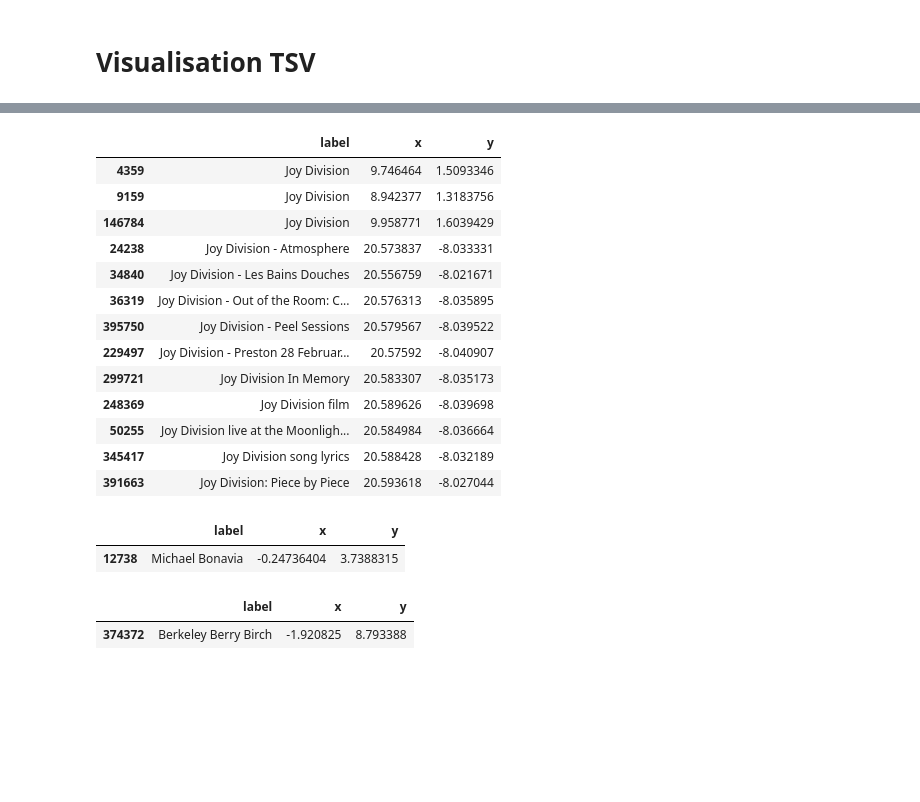
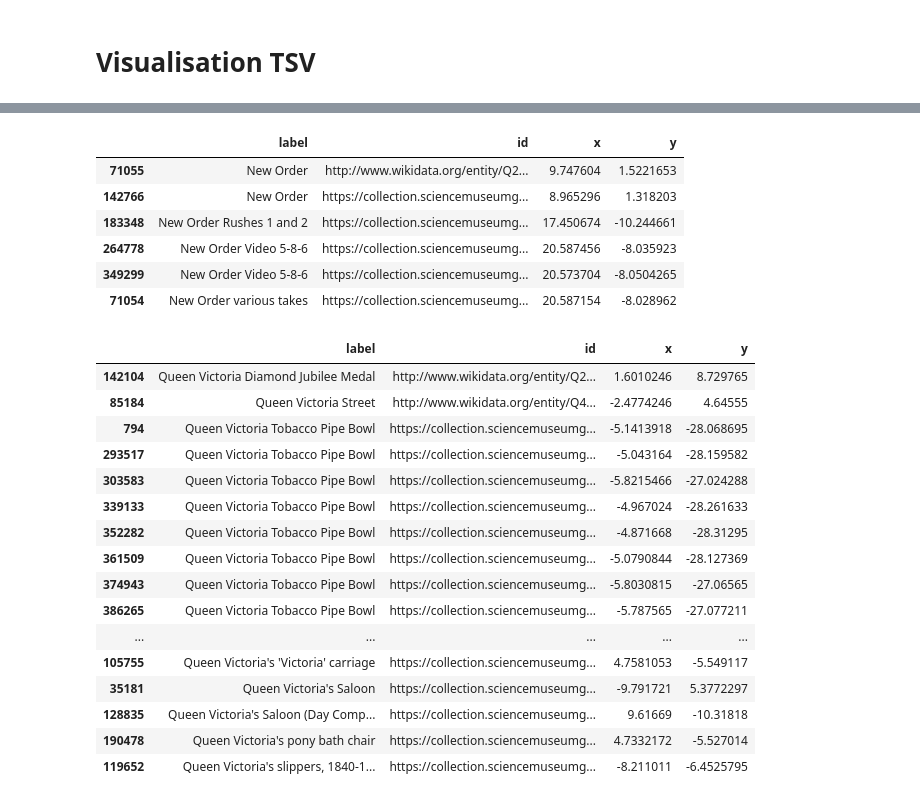
Before and after one commit to CogappLabs/link-race, a Jupyter notebook: tsv-explore.ipynb, the cells around one changed output, grey strips where cells are left out. Saved outputs shown, nothing was run; the diff lists cells and outputs as text; code cells hidden in the pictures; blank space fills up the shorter version.

```diff
--- a/tsv-explore.ipynb
+++ b/tsv-explore.ipynb
@@ -17,32 +17,39 @@ df.head()
 | 3 | 4 | https://collection.sciencemuseumg... | 2.950962 | 4.0176353 | Organisation | -1 | Organisation | ... |
 | 4 | 5 | https://collection.sciencemuseumg... | 0.13740158 | -3.9452362 | Object | 142 | Category - Water Transport | ... |
 # %%
-def get_coords(df, label):
-    return df[df['label'].str.lower().str.startswith(label, na=False)][['label', 'x', 'y']].sort_values(by=['label'])
+def get_coords(df, label, sort=False):
+    out = df[df['label'].str.lower().str.startswith(label, na=False)][['label', 'id', 'x', 'y']]
+    if sort:
+        return out.sort_values(by=['label'])
+    else:
+        return out
-# %%
-get_coords(df, 'joy division')
-# %% [output]
-|  | label | x | y |
-| 4359 | Joy Division | 9.746464 | 1.5093346 |
-| 9159 | Joy Division | 8.942377 | 1.3183756 |
-| 146784 | Joy Division | 9.958771 | 1.6039429 |
-| 24238 | Joy Division - Atmosphere | 20.573837 | -8.033331 |
-| 34840 | Joy Division - Les Bains Douches | 20.556759 | -8.021671 |
-| 36319 | Joy Division - Out of the Room: C... | 20.576313 | -8.035895 |
-| 395750 | Joy Division - Peel Sessions | 20.579567 | -8.039522 |
-| 229497 | Joy Division - Preston 28 Februar... | 20.57592 | -8.040907 |
-| 299721 | Joy Division In Memory | 20.583307 | -8.035173 |
-| 248369 | Joy Division film | 20.589626 | -8.039698 |
-| 50255 | Joy Division live at the Moonligh... | 20.584984 | -8.036664 |
-| 345417 | Joy Division song lyrics | 20.588428 | -8.032189 |
-| 391663 | Joy Division: Piece by Piece | 20.593618 | -8.027044 |
 # %%
-get_coords(df, 'michael bonavia')
+get_coords(df, 'new order', sort=True)
 # %% [output]
-|  | label | x | y |
-| 12738 | Michael Bonavia | -0.24736404 | 3.7388315 |
+|  | label | id | x | y |
+| 71055 | New Order | http://www.wikidata.org/entity/Q2... | 9.747604 | 1.5221653 |
+| 142766 | New Order | https://collection.sciencemuseumg... | 8.965296 | 1.318203 |
+| 183348 | New Order Rushes 1 and 2 | https://collection.sciencemuseumg... | 17.450674 | -10.244661 |
+| 264778 | New Order Video 5-8-6 | https://collection.sciencemuseumg... | 20.587456 | -8.035923 |
+| 349299 | New Order Video 5-8-6 | https://collection.sciencemuseumg... | 20.573704 | -8.0504265 |
+| 71054 | New Order various takes | https://collection.sciencemuseumg... | 20.587154 | -8.028962 |
 # %%
-get_coords(df, 'berkeley berry')
+get_coords(df, 'queen victoria', sort=True)
 # %% [output]
-|  | label | x | y |
-| 374372 | Berkeley Berry Birch | -1.920825 | 8.793388 |
+|  | label | id | x | y |
+| 142104 | Queen Victoria Diamond Jubilee Medal | http://www.wikidata.org/entity/Q2... | 1.6010246 | 8.729765 |
+| 85184 | Queen Victoria Street | http://www.wikidata.org/entity/Q4... | -2.4774246 | 4.64555 |
+| 794 | Queen Victoria Tobacco Pipe Bowl | https://collection.sciencemuseumg... | -5.1413918 | -28.068695 |
+| 293517 | Queen Victoria Tobacco Pipe Bowl | https://collection.sciencemuseumg... | -5.043164 | -28.159582 |
+| 303583 | Queen Victoria Tobacco Pipe Bowl | https://collection.sciencemuseumg... | -5.8215466 | -27.024288 |
+| 339133 | Queen Victoria Tobacco Pipe Bowl | https://collection.sciencemuseumg... | -4.967024 | -28.261633 |
+| 352282 | Queen Victoria Tobacco Pipe Bowl | https://collection.sciencemuseumg... | -4.871668 | -28.31295 |
+| 361509 | Queen Victoria Tobacco Pipe Bowl | https://collection.sciencemuseumg... | -5.0790844 | -28.127369 |
+| 374943 | Queen Victoria Tobacco Pipe Bowl | https://collection.sciencemuseumg... | -5.8030815 | -27.06565 |
+| 386265 | Queen Victoria Tobacco Pipe Bowl | https://collection.sciencemuseumg... | -5.787565 | -27.077211 |
+| ... | ... | ... | ... | ... |
+| 105755 | Queen Victoria's 'Victoria' carriage | https://collection.sciencemuseumg... | 4.7581053 | -5.549117 |
+| 35181 | Queen Victoria's Saloon | https://collection.sciencemuseumg... | -9.791721 | 5.3772297 |
+| 128835 | Queen Victoria's Saloon (Day Comp... | https://collection.sciencemuseumg... | 9.61669 | -10.31818 |
+| 190478 | Queen Victoria's pony bath chair | https://collection.sciencemuseumg... | 4.7332172 | -5.527014 |
+| 119652 | Queen Victoria's slippers, 1840-1... | https://collection.sciencemuseumg... | -8.211011 | -6.4525795 |
```
Also changed, not shown: parts of 3 cells of this notebook.
